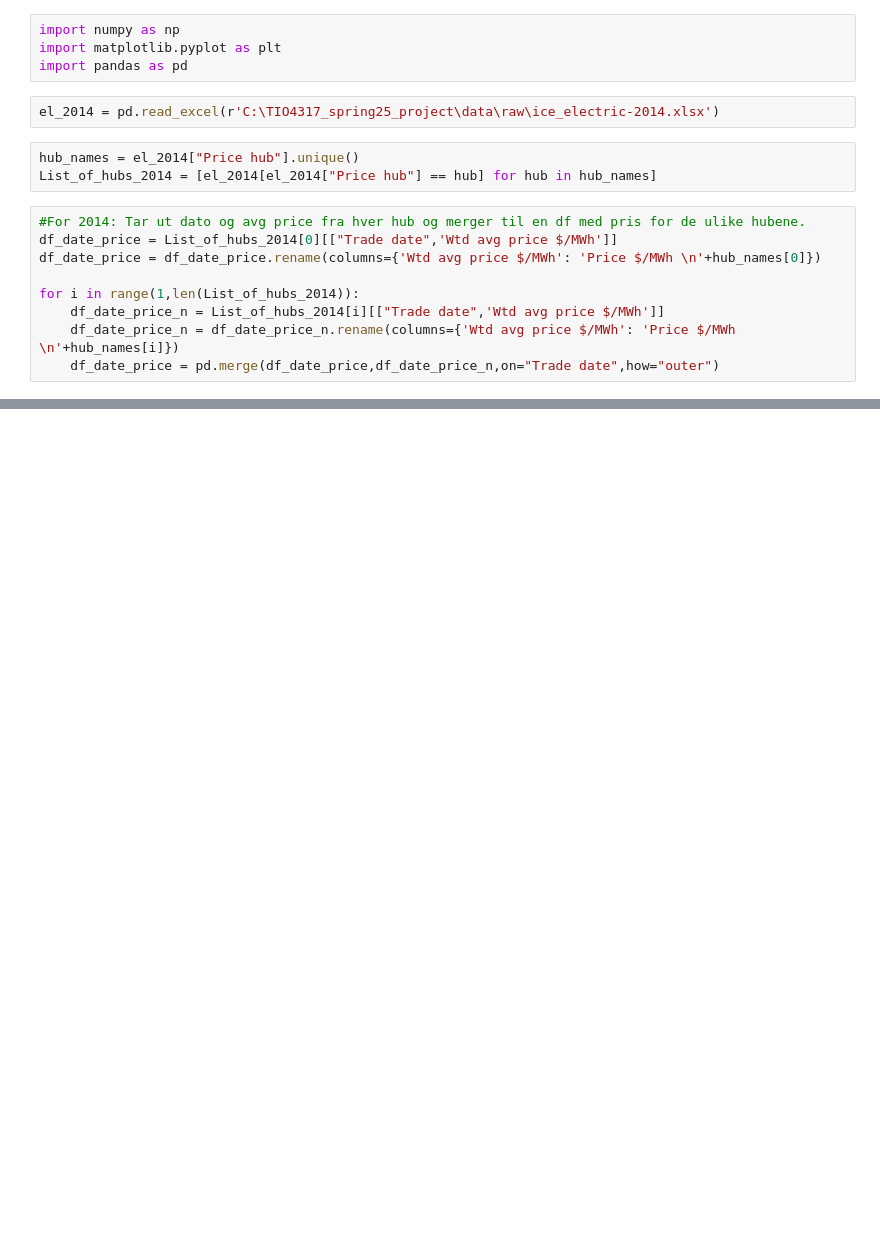
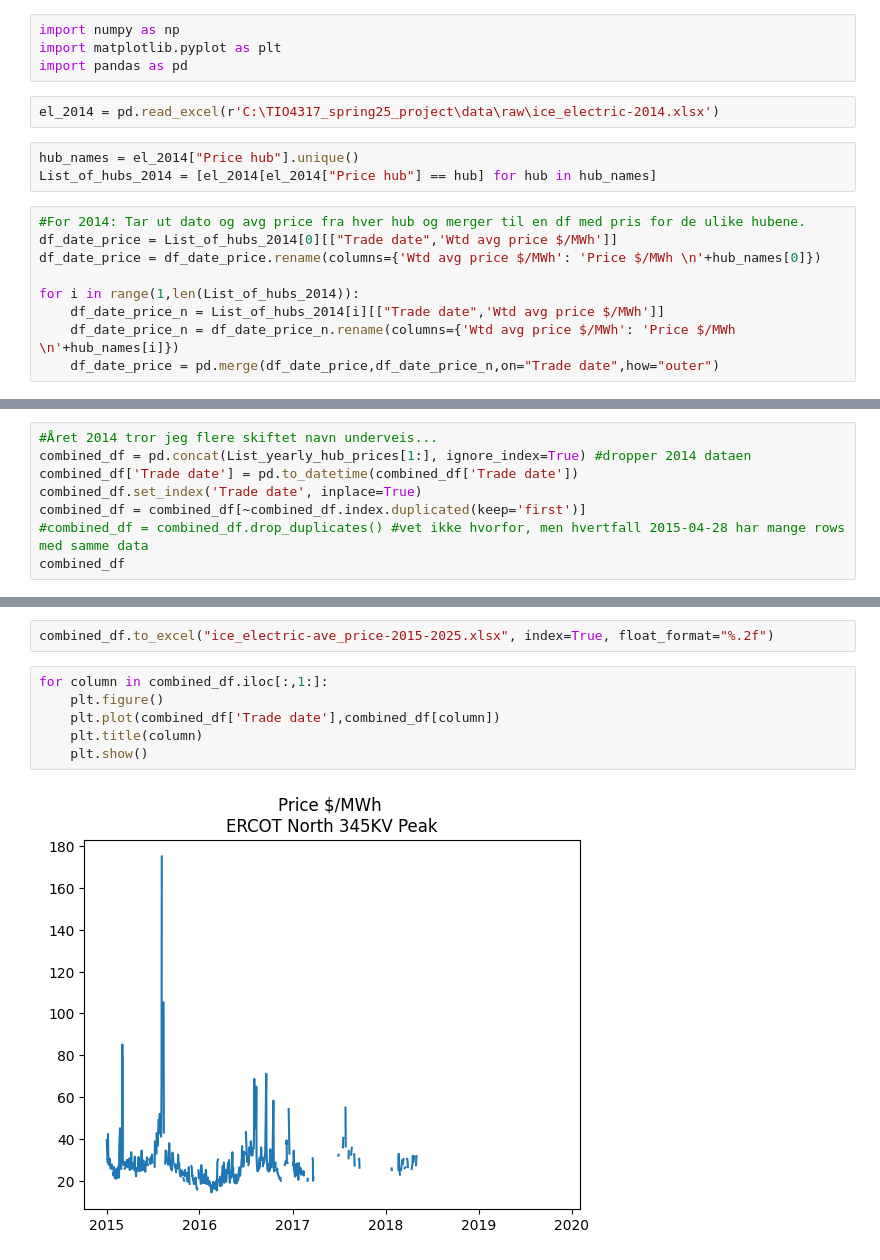
Before and after one commit to kfkhaug/TIO4317_spring25_project, a Jupyter notebook: preprocessing.ipynb, the cells around one changed output, grey strips where cells are left out. Saved outputs shown, nothing was run; the diff lists cells and outputs as text; blank space fills up the shorter version.

```diff
--- a/preprocessing.ipynb
+++ b/preprocessing.ipynb
@@ -34 +36,9 @@ for i in range(14, 25):
     List_yearly_hub_prices.append(df_date_price)
+# %%
+#Året 2014 tror jeg flere skiftet navn underveis...
+combined_df = pd.concat(List_yearly_hub_prices[1:], ignore_index=True) #dropper 2014 dataen
+combined_df['Trade date'] = pd.to_datetime(combined_df['Trade date'])
+combined_df.set_index('Trade date', inplace=True)
+combined_df = combined_df[~combined_df.index.duplicated(keep='first')]
+#combined_df = combined_df.drop_duplicates() #vet ikke hvorfor, men hvertfall 2015-04-28 har mange rows med samme data
+combined_df
@@ -34,0 +60,10 @@ for i in range(14, 25):
+# %%
+combined_df.to_excel("ice_electric-ave_price-2015-2025.xlsx", index=True, float_format="%.2f")
+# %%
+for column in combined_df.iloc[:,1:]:
+    plt.figure()
+    plt.plot(combined_df['Trade date'],combined_df[column])
+    plt.title(column)
+    plt.show()
+# %% [output]
+[figure, added]
```
Also changed, not shown: parts of 4 cells of this notebook.
